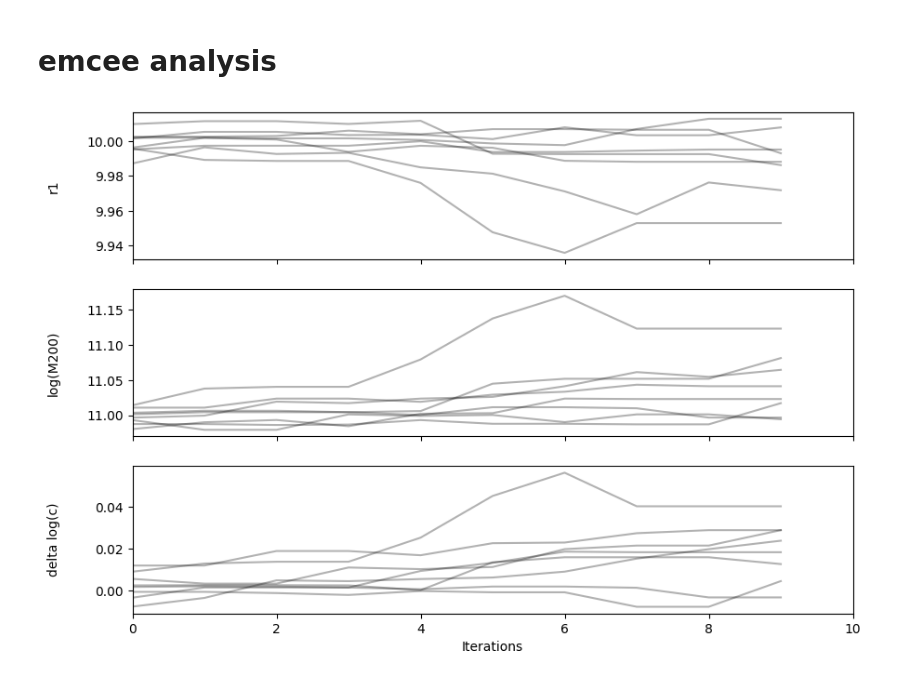
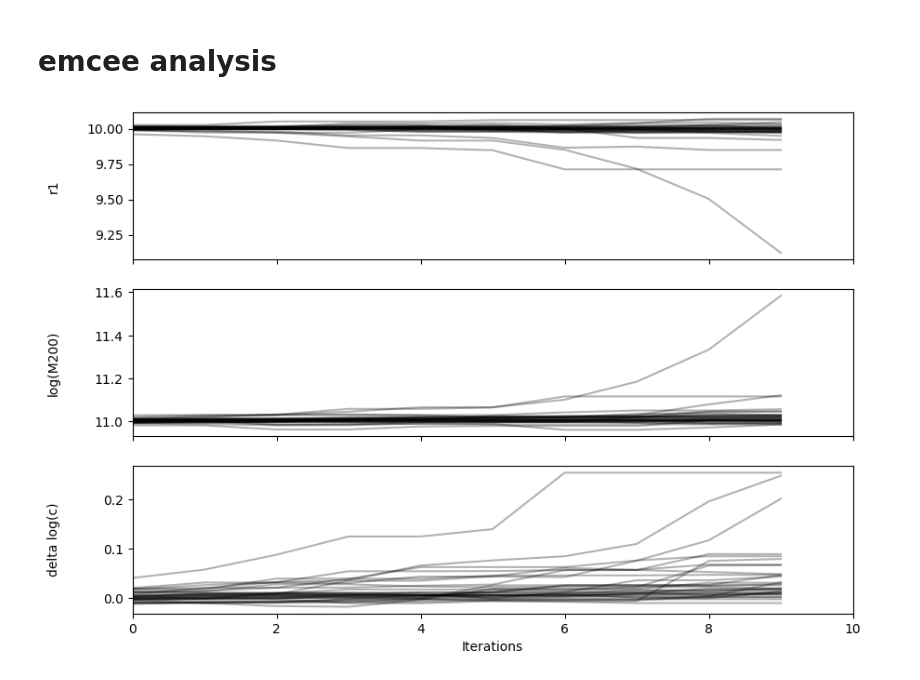
Before and after one commit to AdamSmithOrlik/sidm-rotation-curves-SPARC, a Jupyter notebook: dev.ipynb, the cells around one changed output. Drawn from its saved outputs; the diff is of its cells as text; code cells hidden in the pictures.

```diff
--- a/dev.ipynb
+++ b/dev.ipynb
@@ -579,27 +579,27 @@ np.float64(2.6118202991820123)
 # %% [markdown]
 # emcee analysis
 # %%
-filename = os.getcwd() + '/data/MCMC_results/F568-3_sph_mcmc_nw_8_ni_10.h5'
+filename = os.getcwd() + '/data/MCMC_results/F571-8_sph_mcmc_nw_32_ni_10.h5'
 
 reader = emcee.backends.HDFBackend(filename)
 
 niter = reader.iteration
 
 chain = reader.get_chain()
 
 labels = ['r1', 'log(M200)', 'delta log(c)']
 panels = chain.shape[2]
 
 fig, axes = plt.subplots(panels, figsize=(10, 7), sharex=True)
 for i in range(panels):
     ax = axes[i]
     ax.plot(chain[:, :, i], "k", alpha=0.3)
     ax.set_xlim(0, chain.shape[0])
     ax.set_ylabel(labels[i])
     ax.yaxis.set_label_coords(-0.1, 0.5)
 
 axes[-1].set_xlabel("Iterations")
 
 plt.show()
 # %% [output]
-[figure, old version]
+[figure, new version]
```
Also changed, not shown: parts of 11 cells of this notebook, 6 other files.
